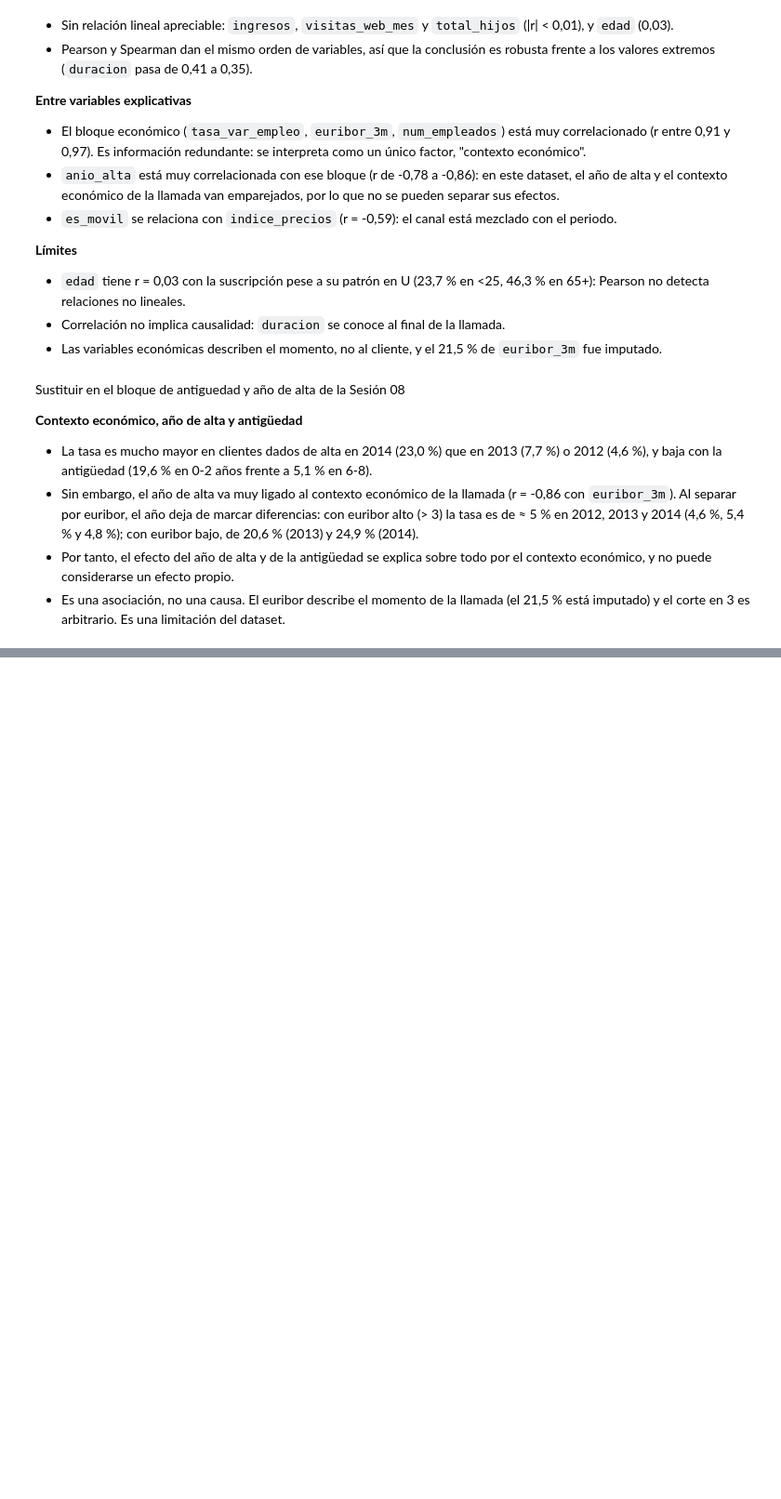
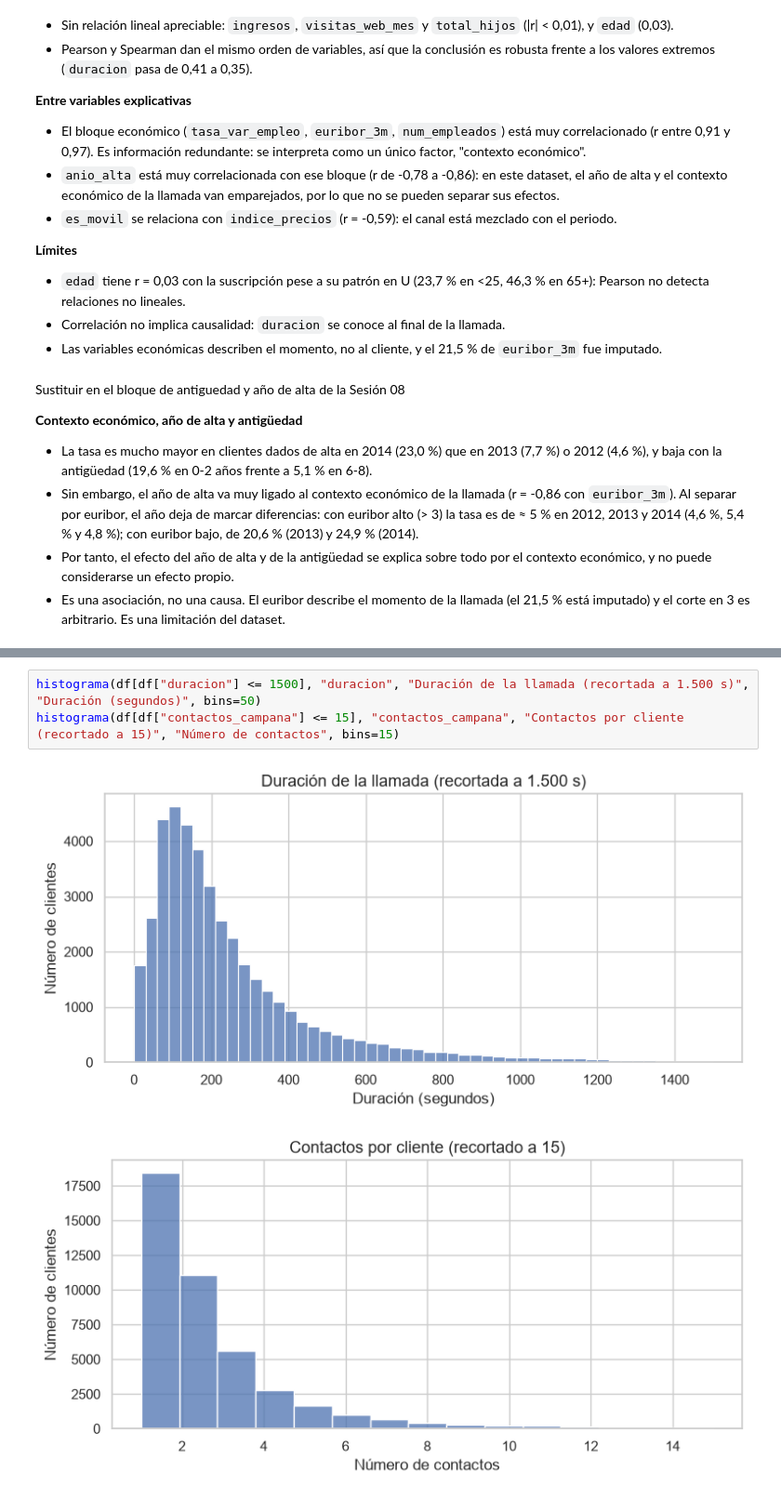
Before and after one commit to AntonioRojasBoquizo/00_da_p04_v01, a Jupyter notebook: notebooks/03_analisis_y_visualizacion.ipynb, the cells around one changed output, grey strips where cells are left out. Shown at 93% size. Cells and saved outputs as stored; diff of their text form; blank space fills up the shorter version.

```diff
--- a/notebooks/03_analisis_y_visualizacion.ipynb
+++ b/notebooks/03_analisis_y_visualizacion.ipynb
@@ -624,0 +653,6 @@ Sustituir en el bloque de antiguedad y año de alta de la Sesión 08
+# %%
+histograma(df[df["duracion"] <= 1500], "duracion", "Duración de la llamada (recortada a 1.500 s)", "Duración (segundos)", bins=50)
+histograma(df[df["contactos_campana"] <= 15], "contactos_campana", "Contactos por cliente (recortado a 15)", "Número de contactos", bins=15)
+# %% [output]
+[figure, added]
+[figure, added]
```
Also changed, not shown: parts of 15 cells of this notebook.
